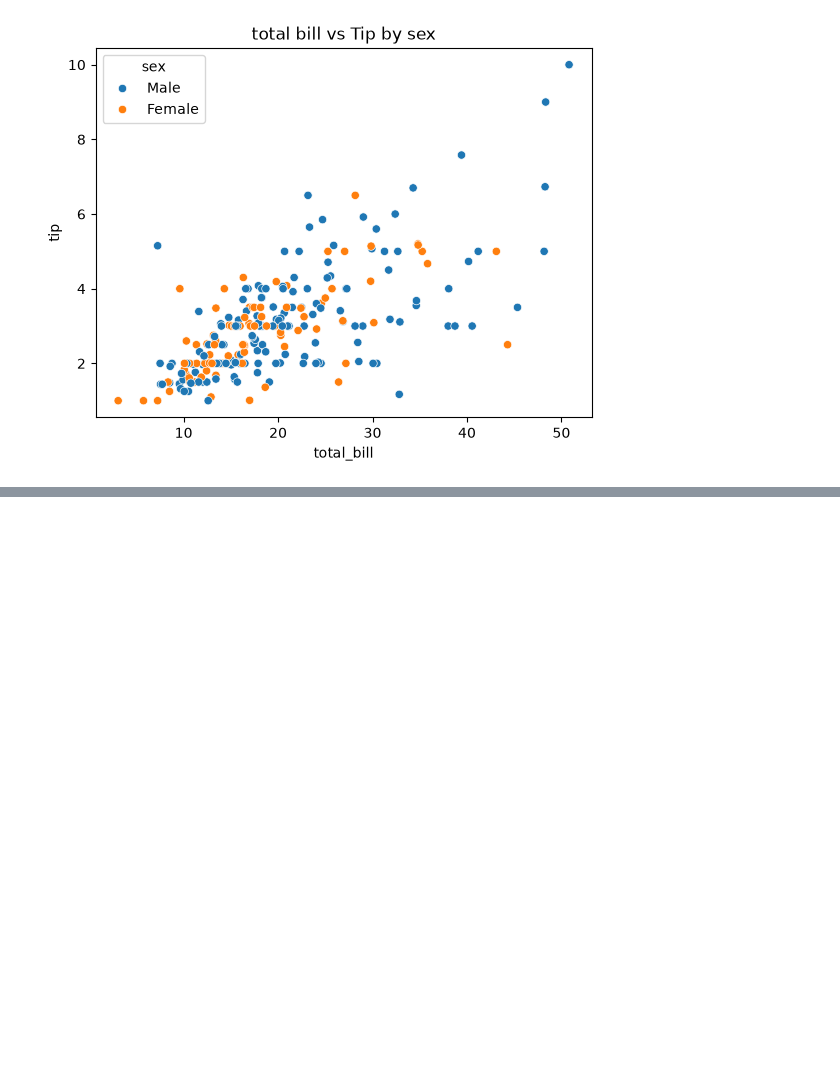
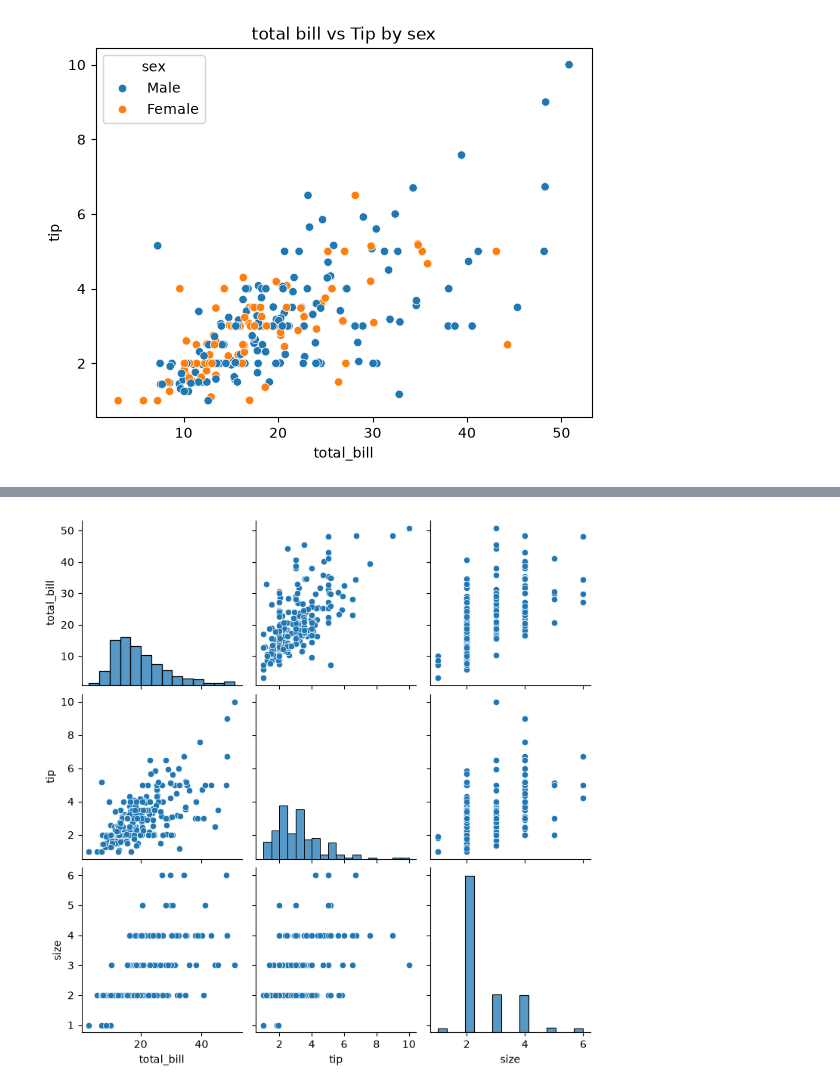
Before and after one commit to Aarati123456/python-data-science, a Jupyter notebook: pandas.ipynb, the cells around one changed output, grey strips where cells are left out. Cells and saved outputs as stored; diff of their text form; code cells hidden in the pictures; blank space fills up the shorter version.

```diff
--- a/pandas.ipynb
+++ b/pandas.ipynb
@@ -451,0 +490,5 @@ plt.show()
+# %%
+sns.pairplot (df)
+plt.show()
+# %% [output]
+[figure, added]
```
Also changed, not shown: parts of 7 cells of this notebook.
